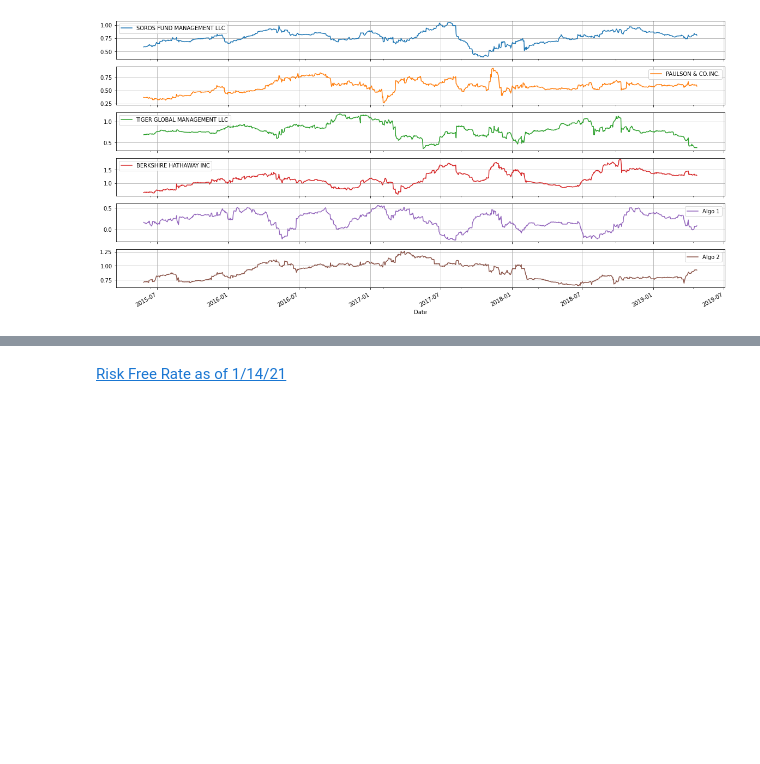
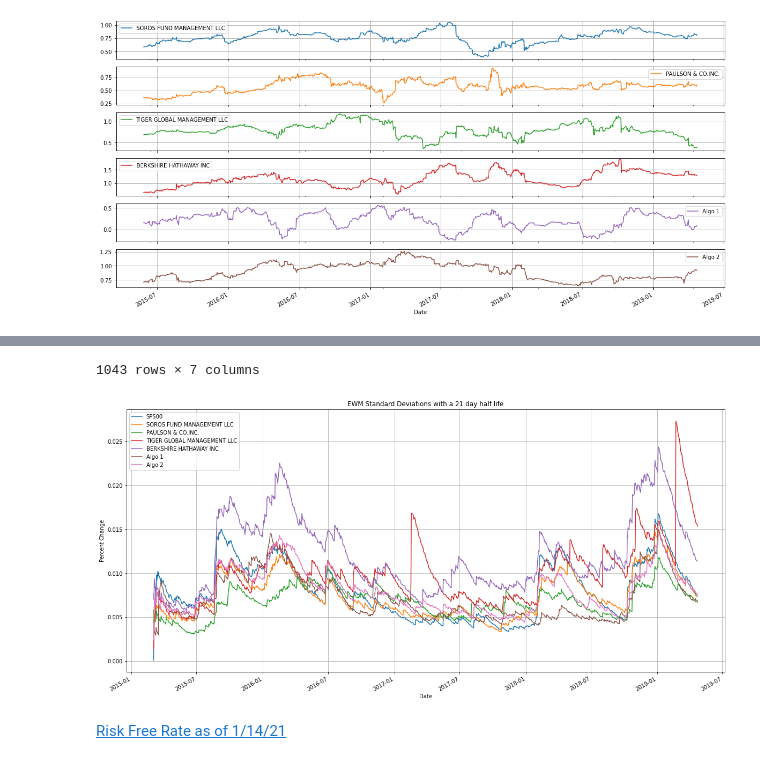
Before and after one commit to Tylryan/Portfolio_Analysis, a Jupyter notebook: main.ipynb, the cells around one changed output, grey strips where cells are left out. Cells and saved outputs as stored; diff of their text form; code cells hidden in the pictures; blank space fills up the shorter version.

```diff
--- a/main.ipynb
+++ b/main.ipynb
@@ -592,0 +595,6 @@ Name: SOROS FUND MANAGEMENT LLC, Length: 1043, dtype: float64
+# %%
+ewm_std= combined_return_df.ewm(halflife = 21).std() # Calculate the EWM w/a 21 day halflife
+ewm_std.plot(kind = 'line',figsize = (20,10), grid = True)
+graph('EWM Standard Deviations with a 21 day half life','Date','Percent Change')
+ewm_std
+# %% [output]
@@ -593,3 +614,5 @@ Name: SOROS FUND MANAGEMENT LLC, Length: 1043, dtype: float64
+1043 rows × 7 columns
+[figure, added]
 # %% [markdown]
 [Risk Free Rate as of 1/14/21](https://ycharts.com/indicators/10_year_treasury_rate)
 # %%
```
Also changed, not shown: parts of 3 cells of this notebook.
